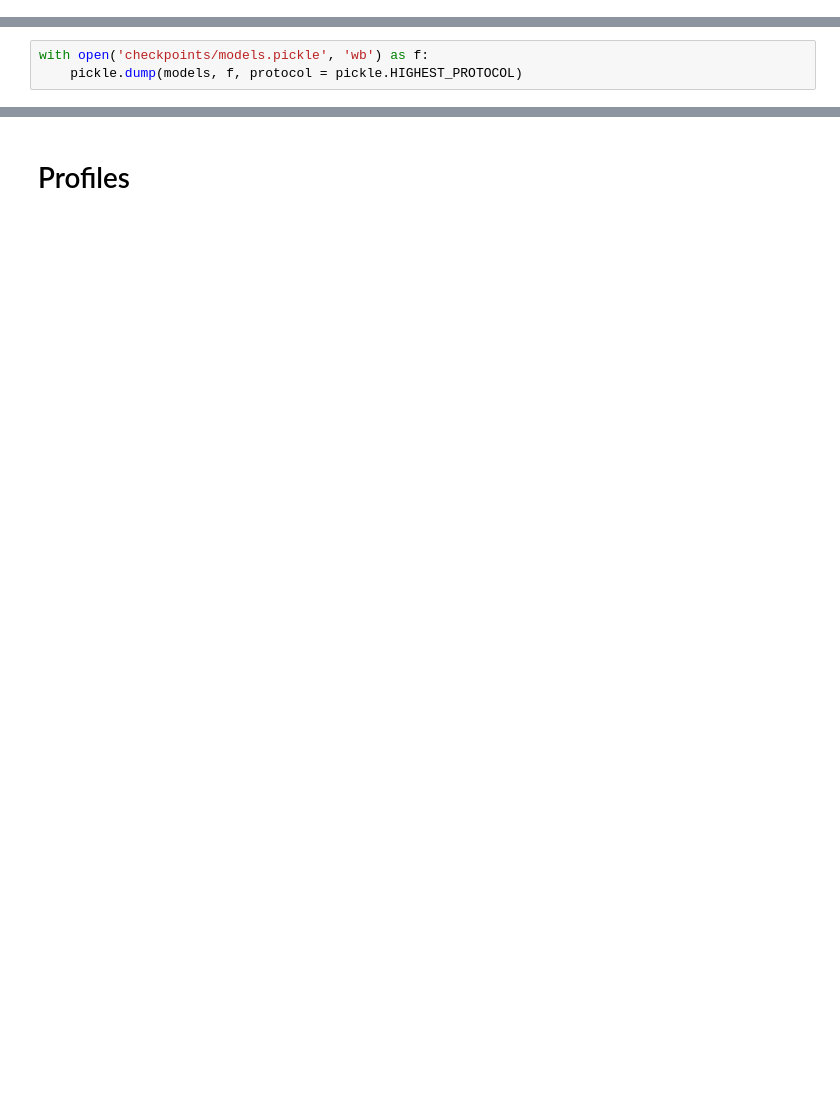
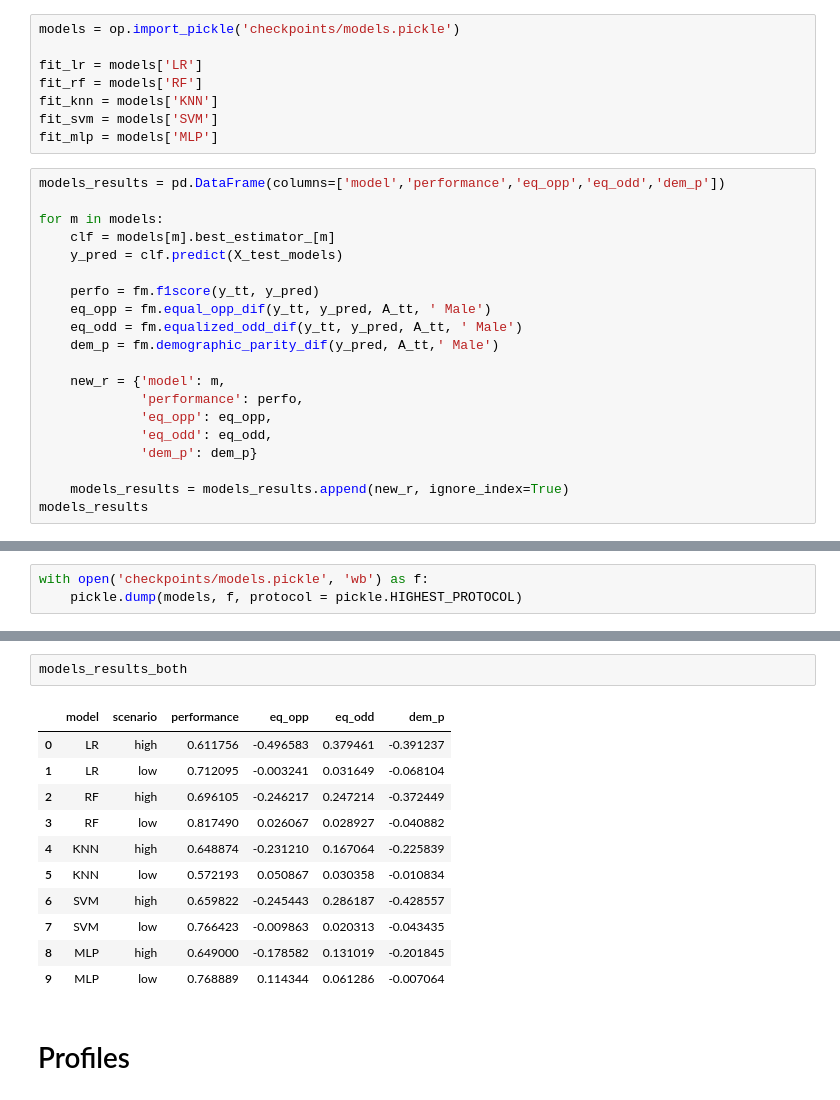
Before and after one commit to jovasque156/foresee, a Jupyter notebook: experiments/adult/experiments.ipynb, the cells around one changed output, grey strips where cells are left out. Cells and saved outputs as stored; diff of their text form; blank space fills up the shorter version.

```diff
--- a/experiments/adult/experiments.ipynb
+++ b/experiments/adult/experiments.ipynb
@@ -225,0 +226,28 @@ models_results
+# %%
+models = op.import_pickle('checkpoints/models.pickle')
+
+fit_lr = models['LR']
+fit_rf = models['RF']
+fit_knn = models['KNN']
+fit_svm = models['SVM']
+fit_mlp = models['MLP']
+# %%
+models_results = pd.DataFrame(columns=['model','performance','eq_opp','eq_odd','dem_p'])
+
+for m in models:
+    clf = models[m].best_estimator_[m]
+    y_pred = clf.predict(X_test_models)
+
+    perfo = fm.f1score(y_tt, y_pred)
+    eq_opp = fm.equal_opp_dif(y_tt, y_pred, A_tt, ' Male')
+    eq_odd = fm.equalized_odd_dif(y_tt, y_pred, A_tt, ' Male')
+    dem_p = fm.demographic_parity_dif(y_pred, A_tt,' Male')
+
+    new_r = {'model': m,
+             'performance': perfo,
+             'eq_opp': eq_opp,
+             'eq_odd': eq_odd,
+             'dem_p': dem_p}
+
+    models_results = models_results.append(new_r, ignore_index=True)
+models_results
@@ -459,3 +320,17 @@ models_results_post_focus
+# %%
+models_results_both
+# %% [output]
+|  | model | scenario | performance | eq_opp | eq_odd | dem_p |
+| 0 | LR | high | 0.611756 | -0.496583 | 0.379461 | -0.391237 |
+| 1 | LR | low | 0.712095 | -0.003241 | 0.031649 | -0.068104 |
+| 2 | RF | high | 0.696105 | -0.246217 | 0.247214 | -0.372449 |
+| 3 | RF | low | 0.817490 | 0.026067 | 0.028927 | -0.040882 |
+| 4 | KNN | high | 0.648874 | -0.231210 | 0.167064 | -0.225839 |
+| 5 | KNN | low | 0.572193 | 0.050867 | 0.030358 | -0.010834 |
+| 6 | SVM | high | 0.659822 | -0.245443 | 0.286187 | -0.428557 |
+| 7 | SVM | low | 0.766423 | -0.009863 | 0.020313 | -0.043435 |
+| 8 | MLP | high | 0.649000 | -0.178582 | 0.131019 | -0.201845 |
+| 9 | MLP | low | 0.768889 | 0.114344 | 0.061286 | -0.007064 |
 # %% [markdown]
 # Profiles
 # %%
```
Also changed, not shown: parts of 40 cells of this notebook, 39 other files.
